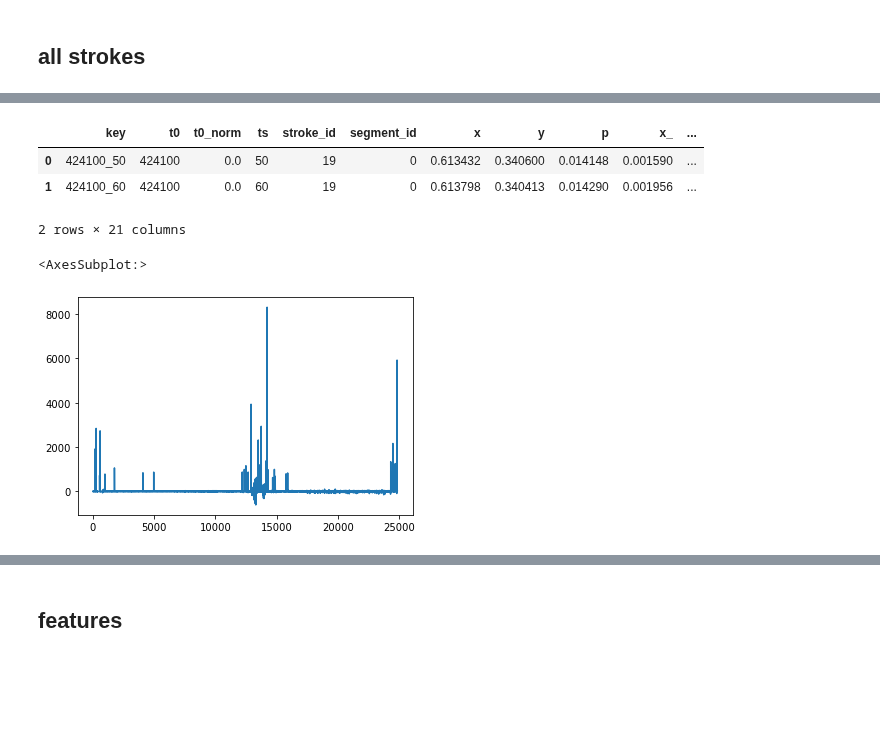
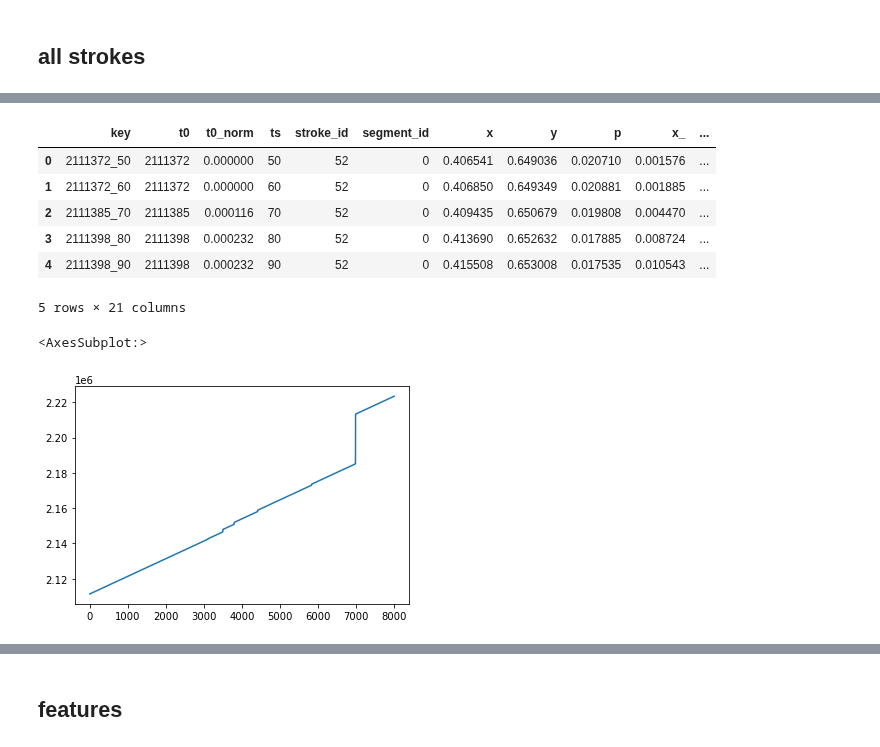
Before and after one commit to ircam-ismm/nime2022-elicitation-demo, a Jupyter notebook: notebooks/processing.ipynb, the cells around one changed output, grey strips where cells are left out. Cells and saved outputs as stored; diff of their text form; code cells hidden in the pictures; blank space fills up the shorter version.

```diff
--- a/notebooks/processing.ipynb
+++ b/notebooks/processing.ipynb
@@ -8,7 +8,8 @@ processing = reload(processing)
 # %%
 # filename = "../data/user/data_04052022_143527.csv"
 # filename = "../data/user/data_04052022_170752.csv"
-filename = "../data/user/data_06052022_145011.csv"
+# filename = "../data/user/data_05052022_182742.csv"
+filename = "../data/user/data_09052022_162702.csv"
 # %% [markdown]
 ## all strokes
 # %%
@@ -37,14 +27,18 @@ KeyError 24245 {'xyp_sg': [0.007646770216525, -0.000685308419634, -0.00019149226
 # %%
-data_df.head(2)
+data_df.head()
 # %% [output]
 |  | key | t0 | t0_norm | ts | stroke_id | segment_id | x | y | p | x_ | ... |
-| 0 | 424100_50 | 424100 | 0.0 | 50 | 19 | 0 | 0.613432 | 0.340600 | 0.014148 | 0.001590 | ... |
-| 1 | 424100_60 | 424100 | 0.0 | 60 | 19 | 0 | 0.613798 | 0.340413 | 0.014290 | 0.001956 | ... |
+| 0 | 2111372_50 | 2111372 | 0.000000 | 50 | 52 | 0 | 0.406541 | 0.649036 | 0.020710 | 0.001576 | ... |
+| 1 | 2111372_60 | 2111372 | 0.000000 | 60 | 52 | 0 | 0.406850 | 0.649349 | 0.020881 | 0.001885 | ... |
+| 2 | 2111385_70 | 2111385 | 0.000116 | 70 | 52 | 0 | 0.409435 | 0.650679 | 0.019808 | 0.004470 | ... |
+| 3 | 2111398_80 | 2111398 | 0.000232 | 80 | 52 | 0 | 0.413690 | 0.652632 | 0.017885 | 0.008724 | ... |
+| 4 | 2111398_90 | 2111398 | 0.000232 | 90 | 52 | 0 | 0.415508 | 0.653008 | 0.017535 | 0.010543 | ... |
-2 rows × 21 columns
+5 rows × 21 columns
 # %%
-data_df['t0'].diff().plot()
+# data['timestamp'].plot()
+data_df['t0'].plot()
 # %% [output]
 <AxesSubplot:>
-[figure, old version]
+[figure, new version]
 # %%
 import seaborn as sns
```
Also changed, not shown: parts of 16 cells of this notebook, 6 other files.
